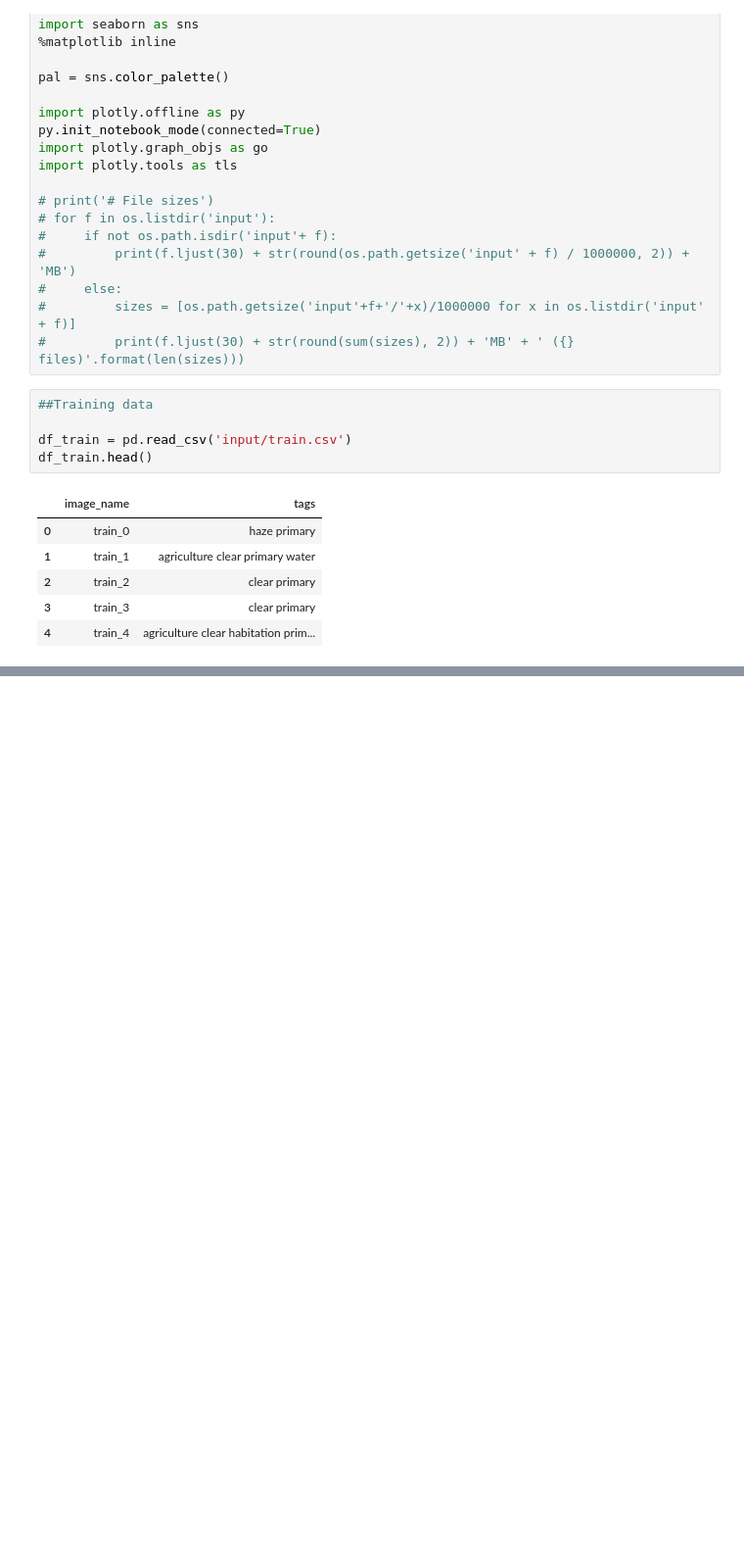
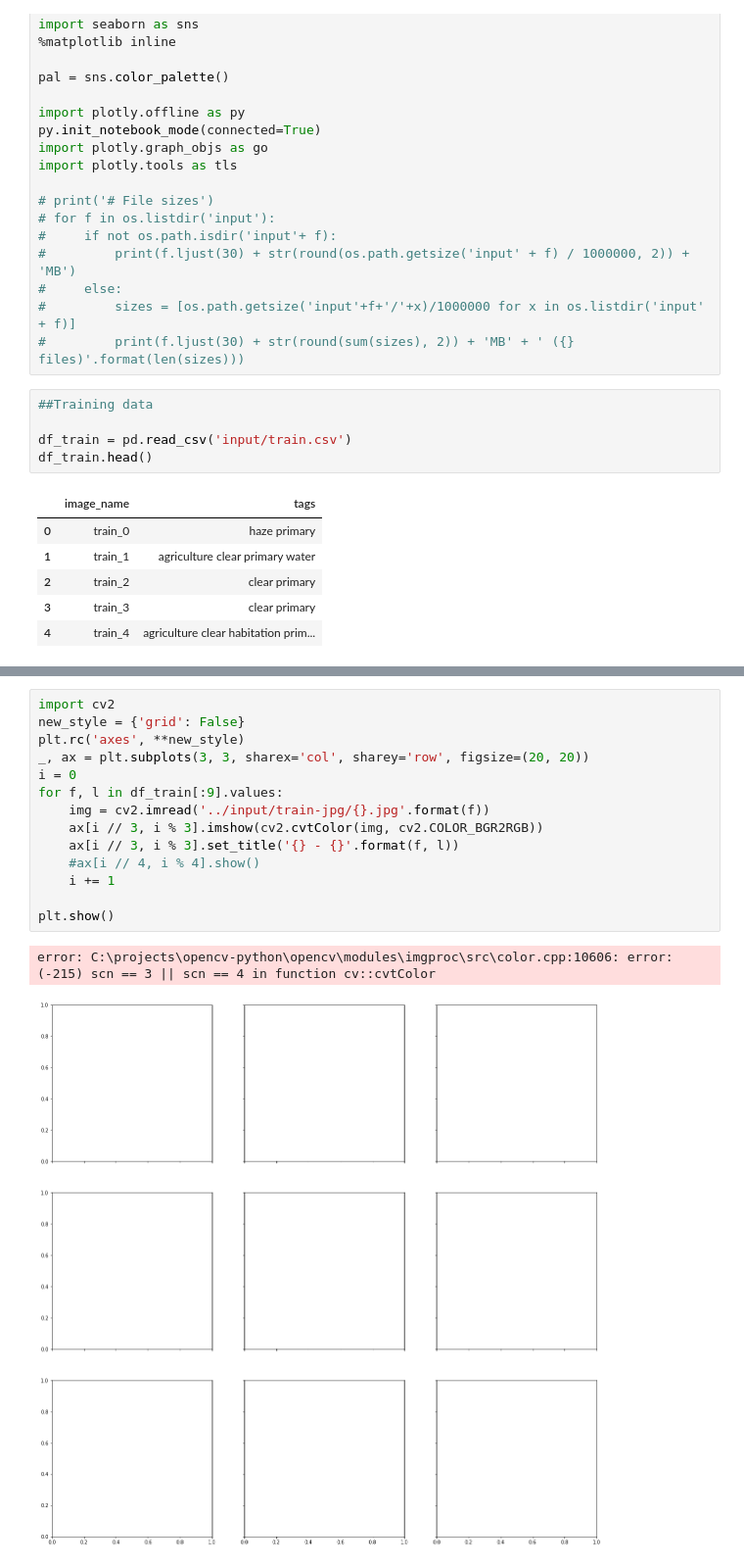
Before and after one commit to biman17/classifying-amazon-rainforest, a Jupyter notebook: amazon_b.ipynb, the cells around one changed output, grey strips where cells are left out. Shown: that part at 98% size. Drawn from its saved outputs; the diff is of its cells as text; blank space fills up the shorter version.

```diff
--- a/amazon_b.ipynb
+++ b/amazon_b.ipynb
@@ -71,0 +69,17 @@ ImportError: No module named 'cv2'
+# %%
+import cv2
+new_style = {'grid': False}
+plt.rc('axes', **new_style)
+_, ax = plt.subplots(3, 3, sharex='col', sharey='row', figsize=(20, 20))
+i = 0
+for f, l in df_train[:9].values:
+    img = cv2.imread('../input/train-jpg/{}.jpg'.format(f))
+    ax[i // 3, i % 3].imshow(cv2.cvtColor(img, cv2.COLOR_BGR2RGB))
+    ax[i // 3, i % 3].set_title('{} - {}'.format(f, l))
+    #ax[i // 4, i % 4].show()
+    i += 1
+
+plt.show()
+# %% [output]
+error: C:\projects\opencv-python\opencv\modules\imgproc\src\color.cpp:10606: error: (-215) scn == 3 || scn == 4 in function cv::cvtColor
+[figure, added]
```
Also changed, not shown: parts of 1 cell of this notebook.
